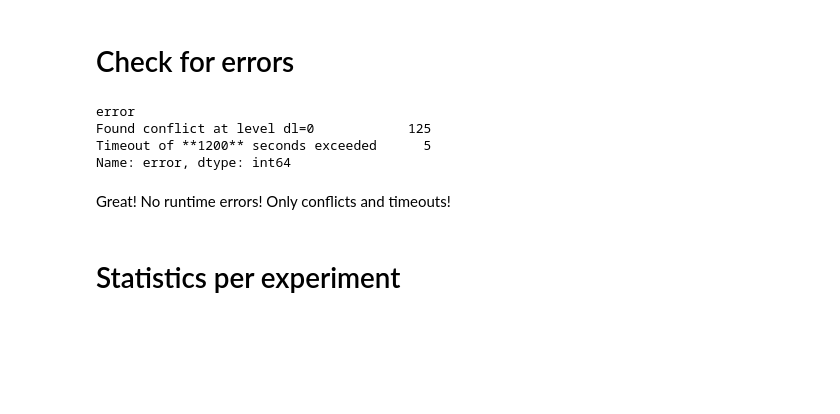
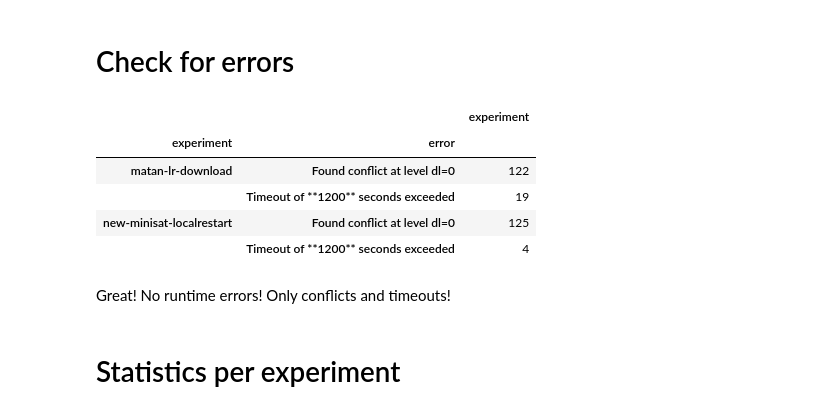
Before and after one commit to matanc1/edusat, a Jupyter notebook: scripts/results.ipynb, the cells around one changed output. Drawn from its saved outputs; the diff is of its cells as text; code cells hidden in the pictures; blank space fills up the shorter version.

```diff
--- a/scripts/results.ipynb
+++ b/scripts/results.ipynb
@@ -62,12 +86,14 @@ df.head(3).T
 # %% [markdown]
 # Check for errors
 # %%
-df.groupby(['error'])['error'].count()
+df.groupby(['experiment', 'error']).agg({'experiment':'count'})
 # %% [output]
-error
-Found conflict at level dl=0            125
-Timeout of **1200** seconds exceeded      5
-Name: error, dtype: int64
+|  |  | experiment |
+| experiment | error |  |
+| matan-lr-download | Found conflict at level dl=0 | 122 |
+|  | Timeout of **1200** seconds exceeded | 19 |
+| new-minisat-localrestart | Found conflict at level dl=0 | 125 |
+|  | Timeout of **1200** seconds exceeded | 4 |
 # %% [markdown]
 Great! No runtime errors! Only conflicts and timeouts!
 # %% [markdown]
```
Also changed, not shown: parts of 13 cells of this notebook, 10 other files.
